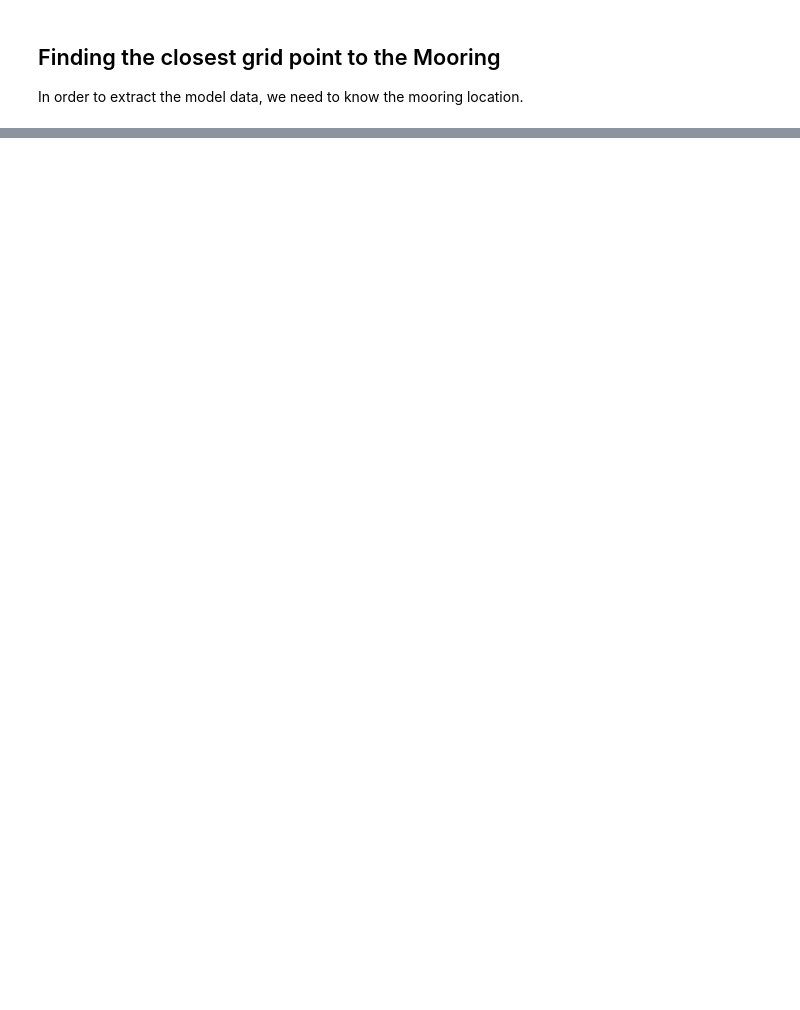
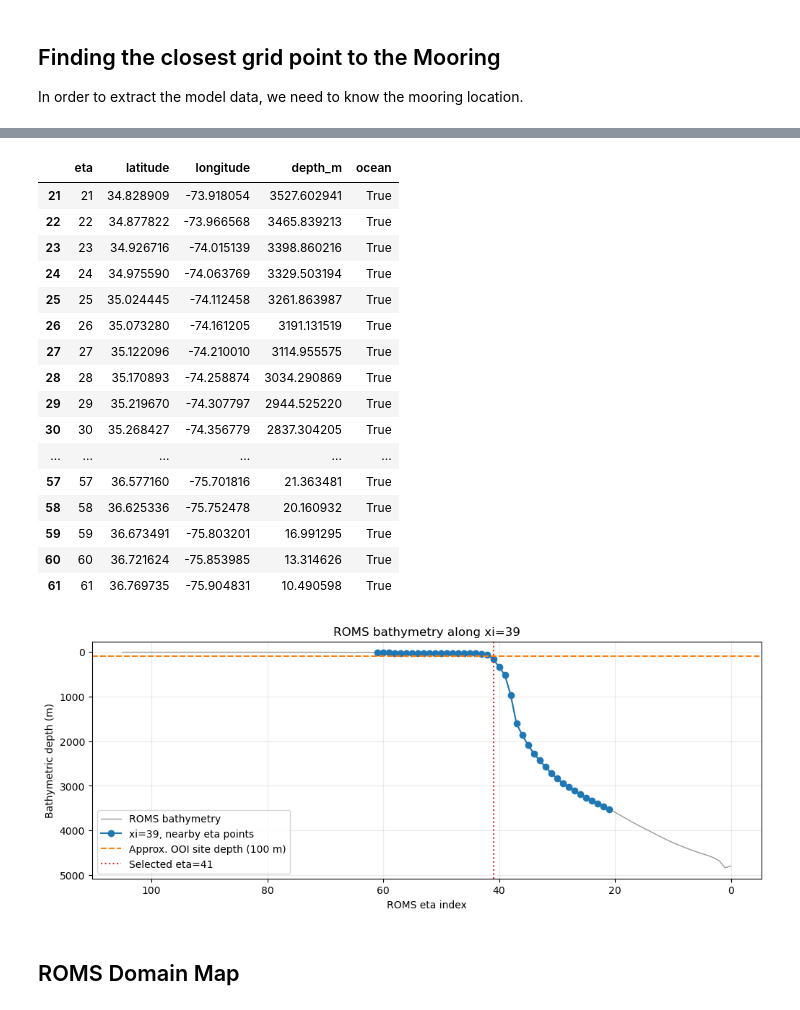
Before and after one commit to embark-cybertraining/embark-scratch-notebooks, a Jupyter notebook: session_4_roms/roms_ooi_profiler.ipynb, the cells around one changed output, grey strips where cells are left out. Drawn from its saved outputs; the diff is of its cells as text; code cells hidden in the pictures; blank space fills up the shorter version.

```diff
--- a/session_4_roms/roms_ooi_profiler.ipynb
+++ b/session_4_roms/roms_ooi_profiler.ipynb
@@ -201 +236,59 @@ Distance between OOI mooring and nearest grid point: 3.70 km
+# %%
+# Inspect a window of neighboring eta points on the selected xi column.
+xi_line = pd.DataFrame({
+    'eta': np.arange(lat2d.shape[0]),
+    'latitude': lat2d.isel(xi_rho=xi_idx).values,
+    'longitude': lon2d.isel(xi_rho=xi_idx).values,
+    'depth_m': ds['h'].isel(xi_rho=xi_idx).values,
+    'ocean': ds['mask_rho'].isel(xi_rho=xi_idx).values.astype(bool),
+})
+
+eta_window = 20
+eta_start = max(0, eta_idx - eta_window)
+eta_end = min(lat2d.shape[0], eta_idx + eta_window + 1)
+xi_line_nearby = xi_line.iloc[eta_start:eta_end].copy()
+
+display(xi_line_nearby)
+
+fig, ax = plt.subplots(figsize=(10, 4), constrained_layout=True)
+ax.plot(xi_line['eta'], xi_line['depth_m'], color='0.6', lw=1, label='ROMS bathymetry')
+ax.plot(
+    xi_line_nearby['eta'],
+    xi_line_nearby['depth_m'],
+    'o-',
+    color='tab:blue',
+    label=f'xi={xi_idx}, nearby eta points',
+)
+ax.axhline(100, color='tab:orange', ls='--', label='Approx. OOI site depth (100 m)')
+ax.axvline(eta_idx, color='tab:red', ls=':', label=f'Selected eta={eta_idx}')
+
+ax.invert_xaxis() # flip the xaxis
+ax.set_xlabel('ROMS eta index')
+ax.set_ylabel('Bathymetric depth (m)')
+ax.set_title(f'ROMS bathymetry along xi={xi_idx}')
+ax.invert_yaxis()
+ax.legend()
+ax.grid(True, alpha=0.25)
+plt.show()
+# %% [output]
+|  | eta | latitude | longitude | depth_m | ocean |
+| 21 | 21 | 34.828909 | -73.918054 | 3527.602941 | True |
+| 22 | 22 | 34.877822 | -73.966568 | 3465.839213 | True |
+| 23 | 23 | 34.926716 | -74.015139 | 3398.860216 | True |
+| 24 | 24 | 34.975590 | -74.063769 | 3329.503194 | True |
+| 25 | 25 | 35.024445 | -74.112458 | 3261.863987 | True |
+| 26 | 26 | 35.073280 | -74.161205 | 3191.131519 | True |
+| 27 | 27 | 35.122096 | -74.210010 | 3114.955575 | True |
+| 28 | 28 | 35.170893 | -74.258874 | 3034.290869 | True |
+| 29 | 29 | 35.219670 | -74.307797 | 2944.525220 | True |
+| 30 | 30 | 35.268427 | -74.356779 | 2837.304205 | True |
+| ... | ... | ... | ... | ... | ... |
+| 57 | 57 | 36.577160 | -75.701816 | 21.363481 | True |
+| 58 | 58 | 36.625336 | -75.752478 | 20.160932 | True |
+| 59 | 59 | 36.673491 | -75.803201 | 16.991295 | True |
+| 60 | 60 | 36.721624 | -75.853985 | 13.314626 | True |
+| 61 | 61 | 36.769735 | -75.904831 | 10.490598 | True |
+[figure, added]
+# %% [markdown]
+## ROMS Domain Map
 # %%
```
Also changed, not shown: parts of 26 cells of this notebook, 2 other files.
